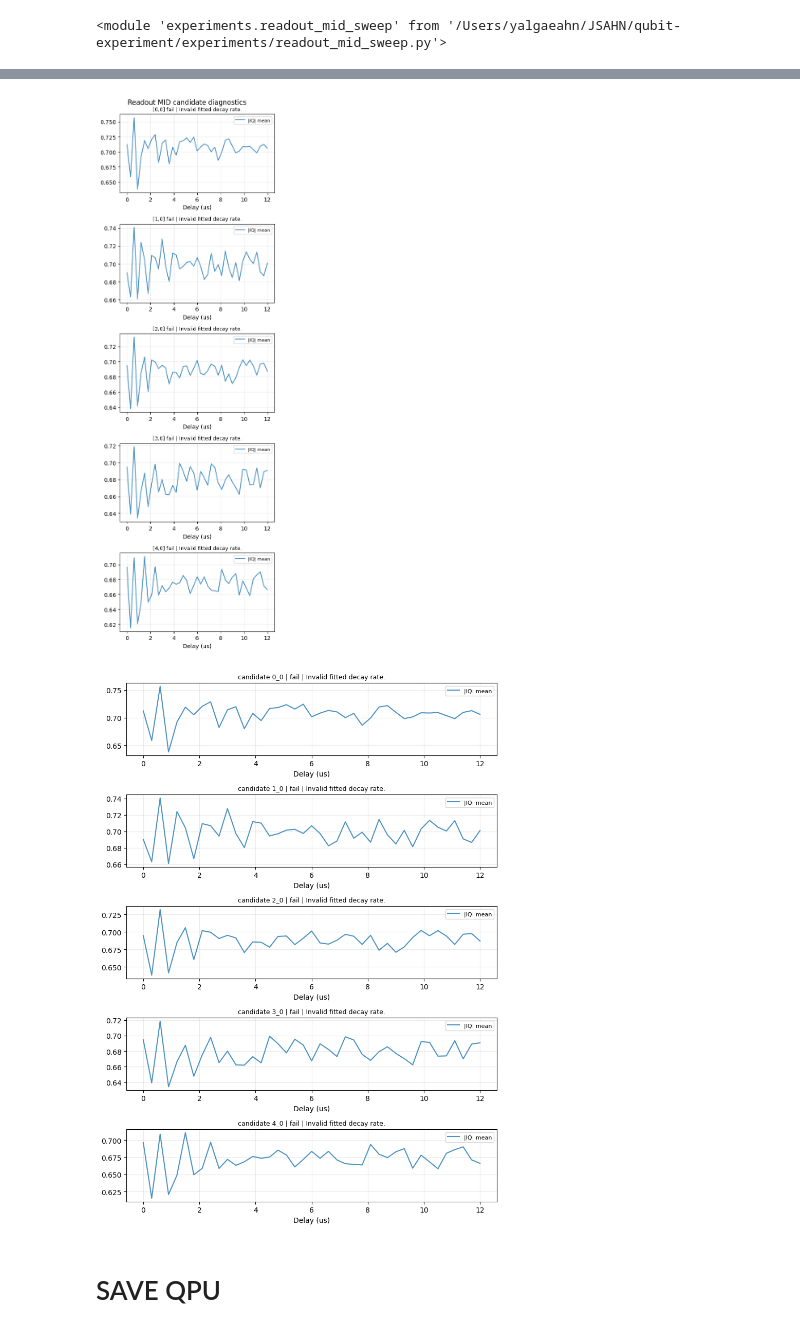
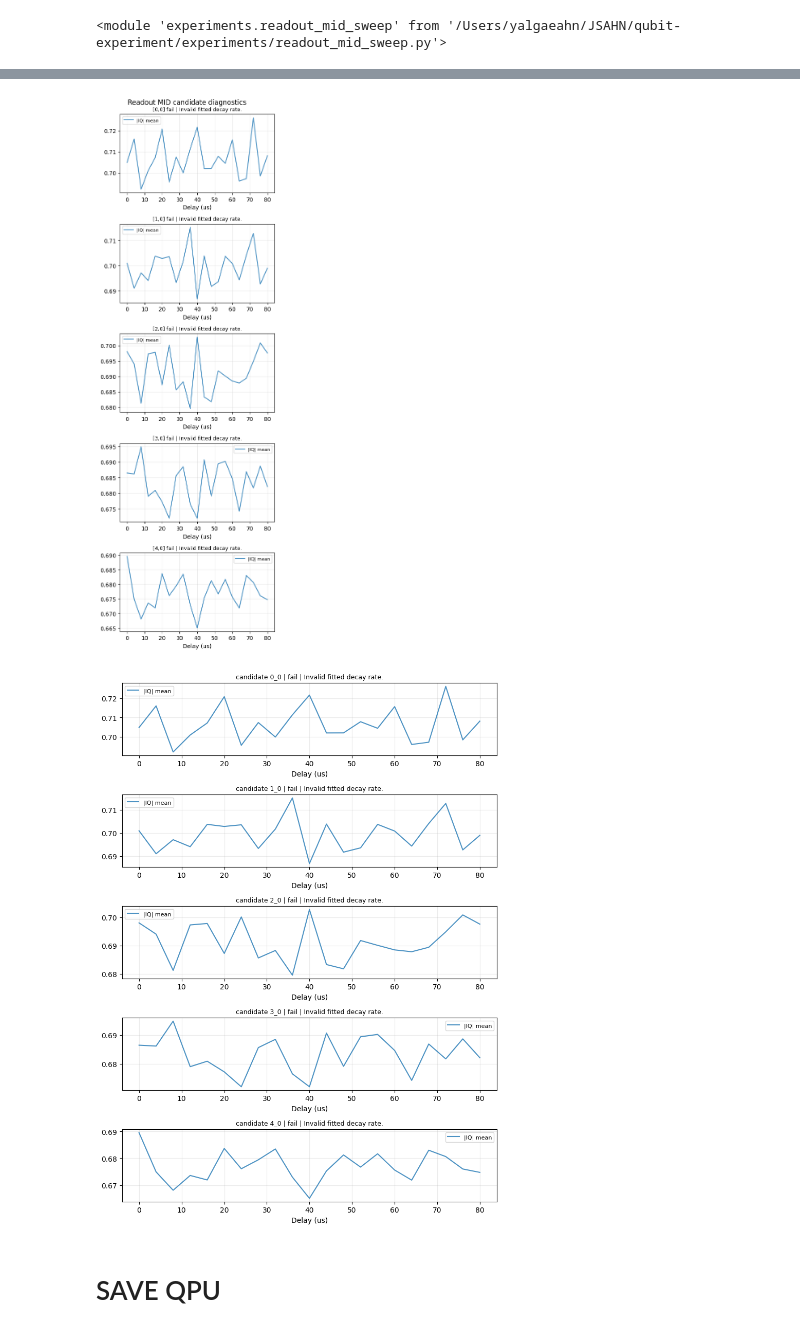
Before and after one commit to yalgaeahn/qubit-experiment, a Jupyter notebook: examples/selectiveRIP/readout_opt_test.ipynb, the cells around one changed output, grey strips where cells are left out. Cells and saved outputs as stored; diff of their text form; code cells hidden in the pictures.

```diff
--- a/examples/selectiveRIP/readout_opt_test.ipynb
+++ b/examples/selectiveRIP/readout_opt_test.ipynb
@@ -726,7 +726,7 @@ def run_readout_mid_frequency_check(
     base_freq = float(readout_state["readout_resonator_frequency"])
 
     if delays is None:
-        delays = np.linspace(0, 12e-6, 41)
+        delays = np.linspace(0, 30e-6, 41)
 
     readout_freq_points = np.linspace(
         base_freq - readout_span,
@@ -737,6 +737,7 @@ def run_readout_mid_frequency_check(
     mid_opts = readout_mid_sweep.experiment_workflow.options()
     mid_opts.do_analysis(True)
     mid_opts.update(False)
+    mid_opts.count(1024*2)
 
     wf = readout_mid_sweep.experiment_workflow(
         session=session,
@@ -790,7 +791,7 @@ mid_freq_result = run_readout_mid_frequency_check(
     qpu=qpu,
     session=session,
     readout_state=readout_state,
-    delays=np.linspace(0, 12e-6, 41),
+    delays=np.linspace(0, 80e-6, 21),
     readout_span=40e3,
     readout_points=5,
 )
@@ -810,10 +811,10 @@ mid_freq_result = run_readout_mid_frequency_check(
 ... (242 lines left out)
   - 1_0: Invalid fitted decay rate.
   - 2_0: Invalid fitted decay rate.
   - 3_0: Invalid fitted decay rate.
   - 4_0: Invalid fitted decay rate.
-[figure, old version]
+[figure, new version]
-[figure, old version]
+[figure, new version]
 # %%
 # # Optional: apply candidate state to q (in-memory only)
 # # NOTE: not yet persisted to qpu YAML unless you save(qpu, ...) later.
```
Also changed, not shown: parts of 1 cell of this notebook, 13 other files.
